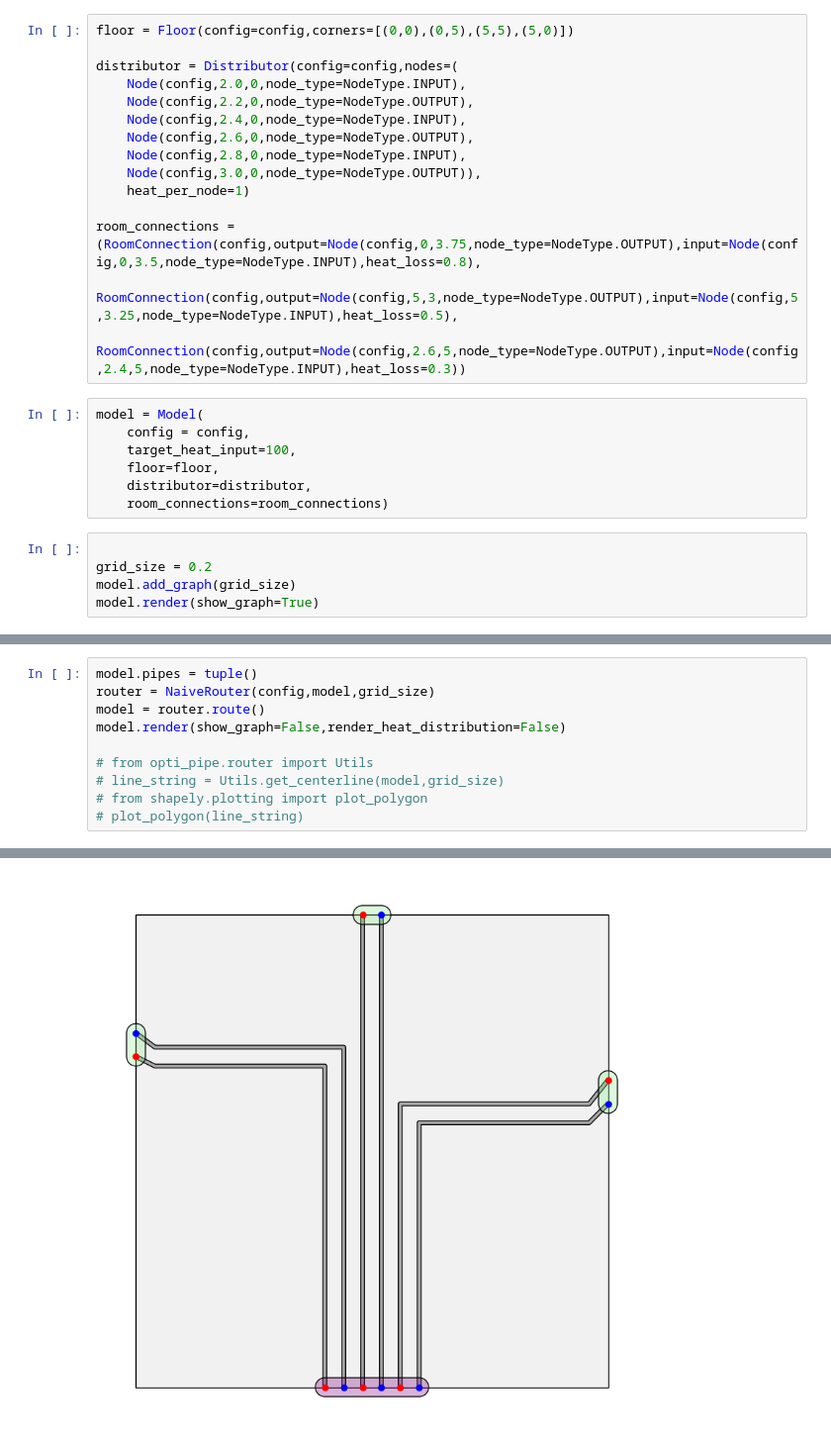
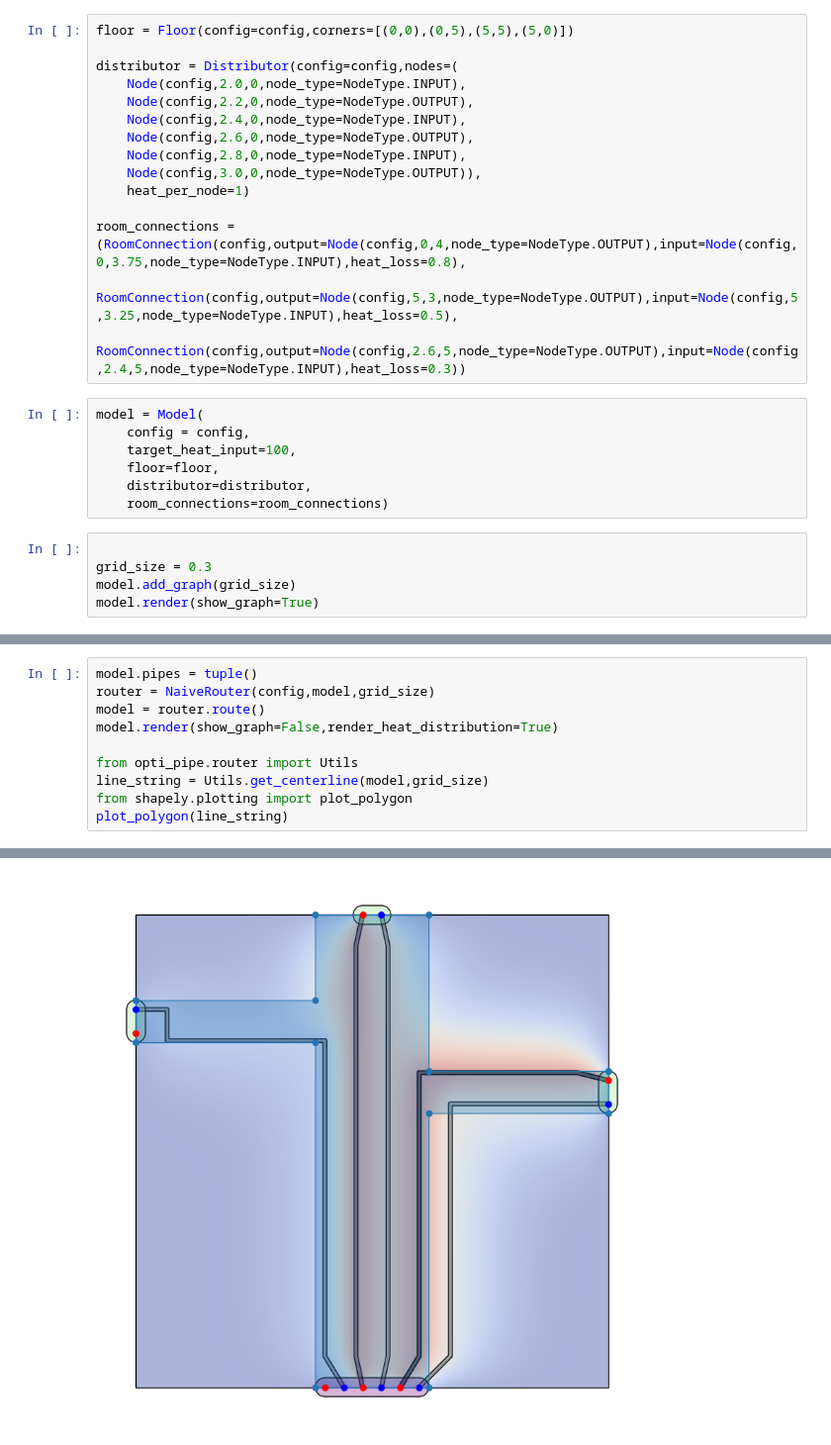
Before and after one commit to felixscode/opti-pipe, a Jupyter notebook: jupyter/prof.ipynb, the cells around one changed output, grey strips where cells are left out. Shown at 99% size. Cells and saved outputs as stored; diff of their text form.

```diff
--- a/jupyter/prof.ipynb
+++ b/jupyter/prof.ipynb
@@ -22,7 +22,7 @@ distributor = Distributor(config=config,nodes=(
     Node(config,3.0,0,node_type=NodeType.OUTPUT)),
     heat_per_node=1)
 
-room_connections = (RoomConnection(config,output=Node(config,0,3.75,node_type=NodeType.OUTPUT),input=Node(config,0,3.5,node_type=NodeType.INPUT),heat_loss=0.8),
+room_connections = (RoomConnection(config,output=Node(config,0,4,node_type=NodeType.OUTPUT),input=Node(config,0,3.75,node_type=NodeType.INPUT),heat_loss=0.8),
                     RoomConnection(config,output=Node(config,5,3,node_type=NodeType.OUTPUT),input=Node(config,5,3.25,node_type=NodeType.INPUT),heat_loss=0.5),
                     RoomConnection(config,output=Node(config,2.6,5,node_type=NodeType.OUTPUT),input=Node(config,2.4,5,node_type=NodeType.INPUT),heat_loss=0.3))
 # %%
@@ -34,7 +34,7 @@ model = Model(
     room_connections=room_connections)
 # %%
 
-grid_size = 0.2
+grid_size = 0.3
 model.add_graph(grid_size)
 model.render(show_graph=True)
 # %% [output]
@@ -43,10 +43,10 @@ model.render(show_graph=True)
 model.pipes = tuple()
 router = NaiveRouter(config,model,grid_size)
 model = router.route()
-model.render(show_graph=False,render_heat_distribution=False)
+model.render(show_graph=False,render_heat_distribution=True)
 
-# from opti_pipe.router import Utils
-# line_string = Utils.get_centerline(model,grid_size)
-# from shapely.plotting import plot_polygon
-# plot_polygon(line_string)
+from opti_pipe.router import Utils
+line_string = Utils.get_centerline(model,grid_size)
+from shapely.plotting import plot_polygon
+plot_polygon(line_string)
 # %% [output]
@@ -53 +56 @@ model.render(show_graph=False,render_heat_distribution=False)
-[figure, old version]
+[figure, new version]
```
Also changed, not shown: parts of 3 cells of this notebook, 3 other files.
